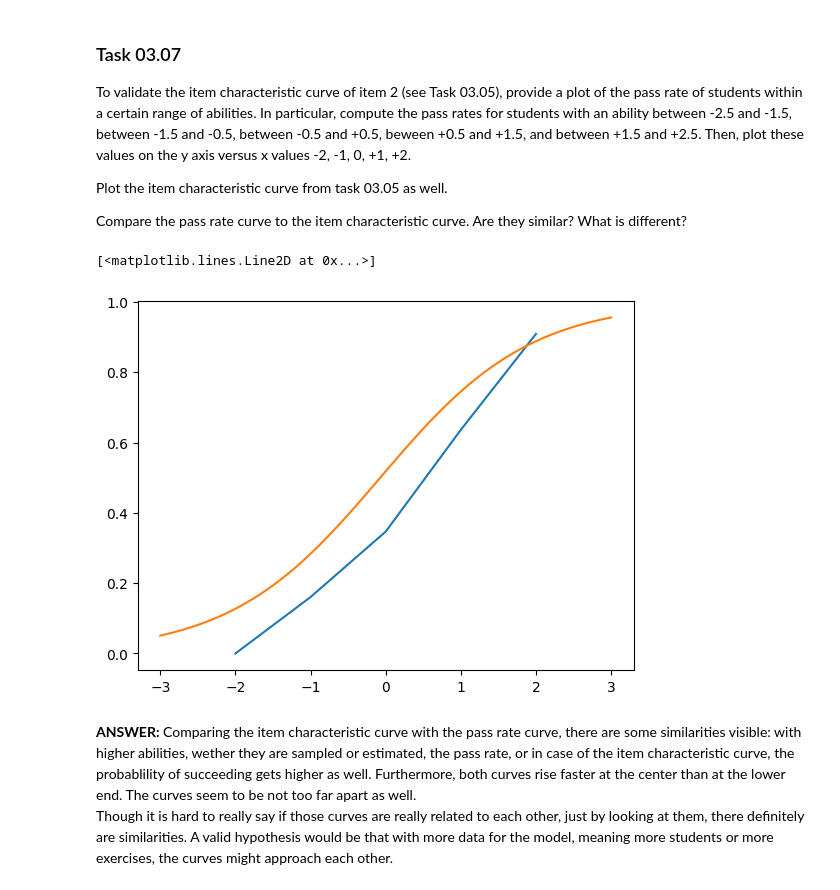
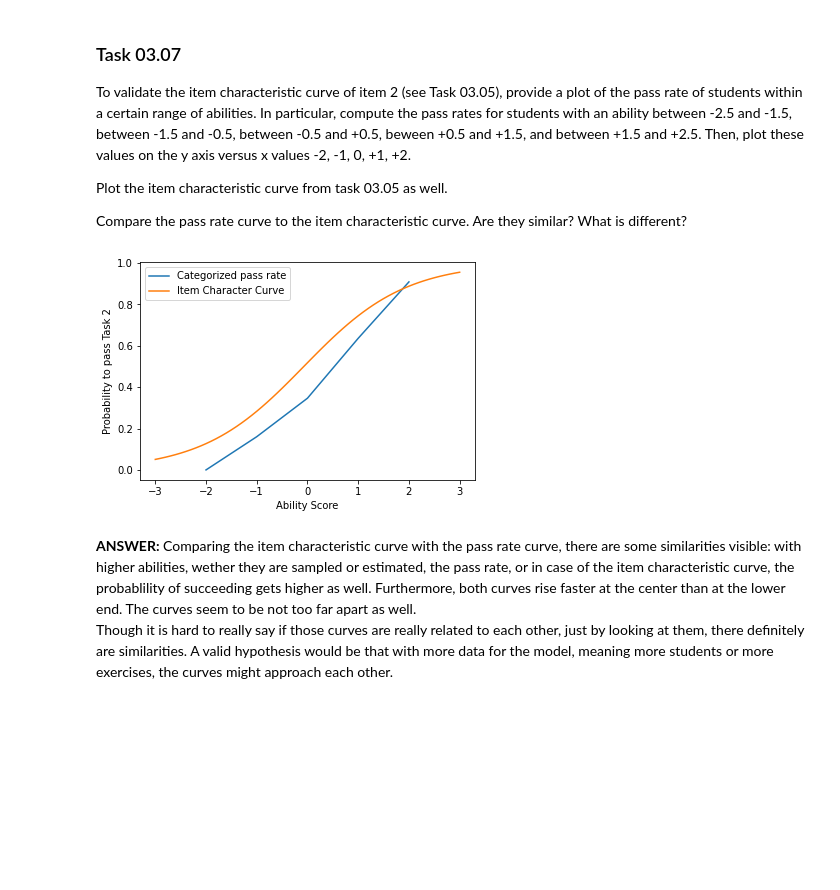
Before and after one commit to ChonsShadow/datamining_24-25, a Jupyter notebook: sheet03/sheet03.ipynb, the cells around one changed output. Drawn from its saved outputs; the diff is of its cells as text; code cells hidden in the pictures; blank space fills up the shorter version.

Commit message:
Add legend and labels to task 7

```diff
--- a/sheet03/sheet03.ipynb
+++ b/sheet03/sheet03.ipynb
@@ -218,32 +218,35 @@ Compare the pass rate curve to the item characteristic curve. Are they similar?
 # %%
 categorized_pass_rates = [0, 0, 0, 0, 0]
 num_students_per_category = [0, 0, 0, 0, 0]
 
 for i in range(len(est_student_abilities)):
     if est_student_abilities[i] < -1.5:
         categorized_pass_rates[0] += student_pass_rates[i]
         num_students_per_category[0] += 1
     elif est_student_abilities[i] < -0.5:
         categorized_pass_rates[1] += student_pass_rates[i]
         num_students_per_category[1] += 1
     elif est_student_abilities[i] < 0.5:
         categorized_pass_rates[2] += student_pass_rates[i]
         num_students_per_category[2] += 1
     elif est_student_abilities[i] < 1.5:
         categorized_pass_rates[3] += student_pass_rates[i]
         num_students_per_category[3] += 1
     else:
         categorized_pass_rates[4] += student_pass_rates[i]
         num_students_per_category[4] += 1
 
 for i in range(len(categorized_pass_rates)):
     categorized_pass_rates[i] = categorized_pass_rates[i]/num_students_per_category[i]
 
-plt.plot([-2, -1, 0, 1, 2], categorized_pass_rates)
-plt.plot(sampled_abilities, item_char_curve_y)
+plt.plot([-2, -1, 0, 1, 2], categorized_pass_rates, label="Categorized pass rate")
+plt.plot(sampled_abilities, item_char_curve_y, label="Item Character Curve")
+plt.legend(loc='upper left')
+plt.xlabel('Ability Score')
+plt.ylabel('Probability to pass Task 2')
+plt.show()
 # %% [output]
-[<matplotlib.lines.Line2D at 0x...>]
-[figure, old version]
+[figure, new version]
 # %% [markdown]
 **ANSWER:**
 Comparing the item characteristic curve with the pass rate curve, there are some similarities visible: with higher abilities, wether they are sampled or estimated, the pass rate, or in case of the item characteristic curve, the probablility of succeeding gets higher as well. Furthermore, both curves rise faster at the center than at the lower end. The curves seem to be not too far apart as well.<br>
```
